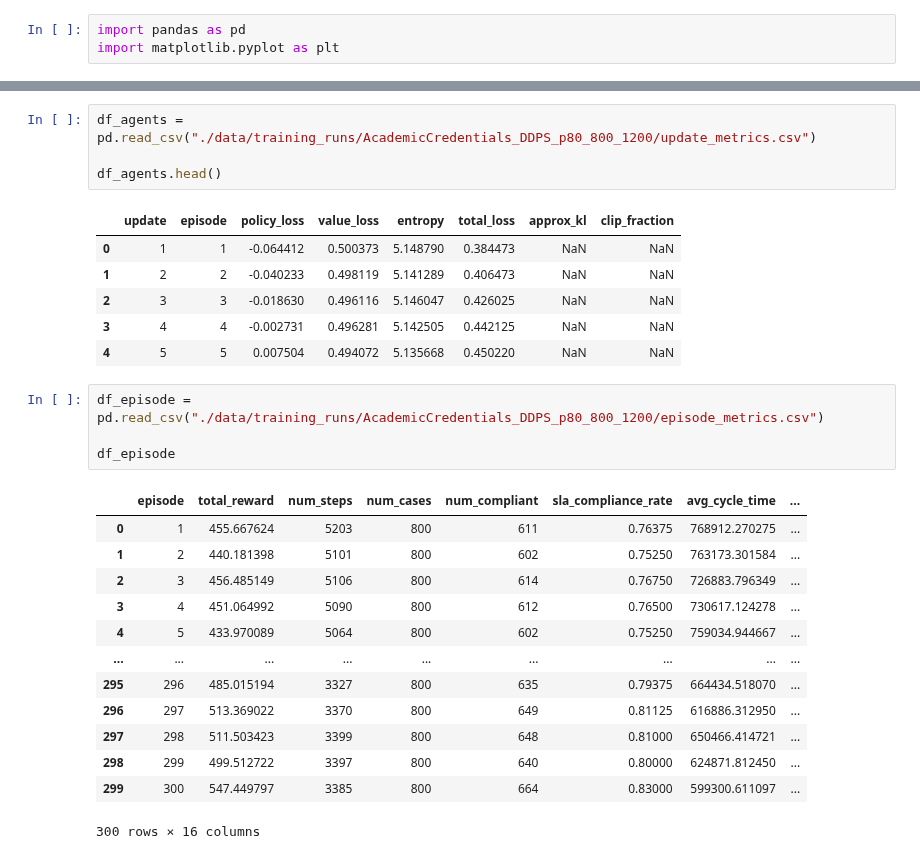
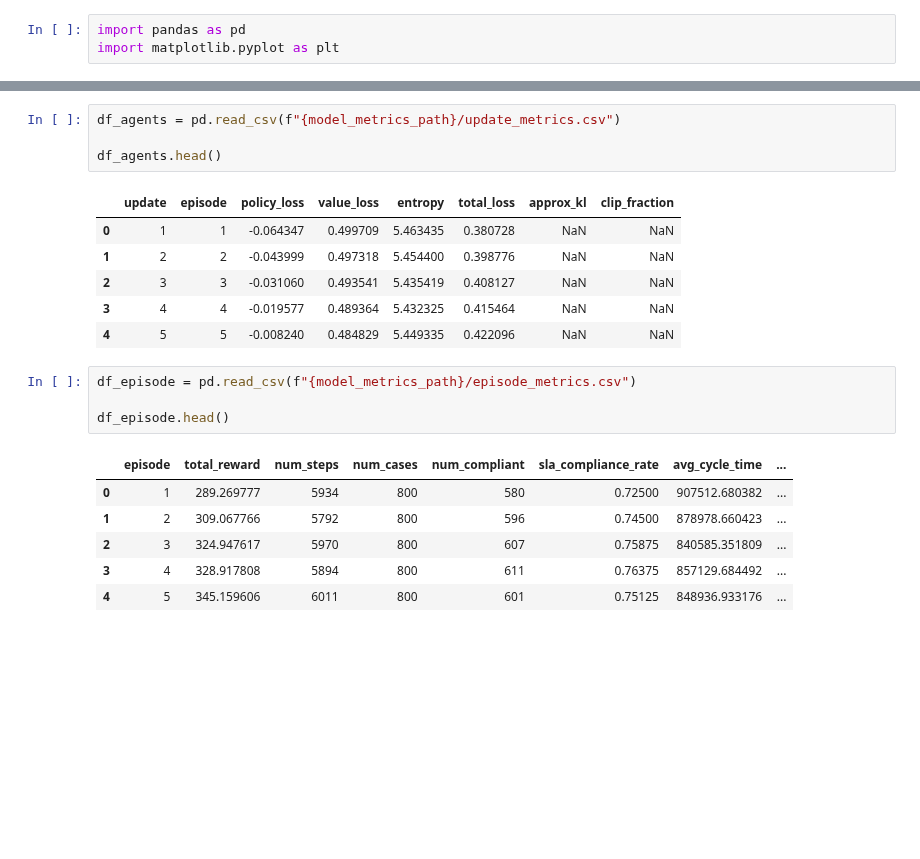
Before and after one commit to AdaptiveBProcess/Optimal-Predictor-of-Resources-and-Activities, a Jupyter notebook: analysis.ipynb, the cells around one changed output, grey strips where cells are left out. Saved outputs shown, nothing was run; the diff lists cells and outputs as text; blank space fills up the shorter version.

```diff
--- a/analysis.ipynb
+++ b/analysis.ipynb
@@ -28,31 +30,24 @@ print(f"Number of cases: {num_cases}")
 # %% [output]
 Number of cases: 398
 # %%
-df_agents = pd.read_csv("./data/training_runs/AcademicCredentials_DDPS_p80_800_1200/update_metrics.csv")
+df_agents = pd.read_csv(f"{model_metrics_path}/update_metrics.csv")
 
 df_agents.head()
 # %% [output]
 |  | update | episode | policy_loss | value_loss | entropy | total_loss | approx_kl | clip_fraction |
-| 0 | 1 | 1 | -0.064412 | 0.500373 | 5.148790 | 0.384473 | NaN | NaN |
-| 1 | 2 | 2 | -0.040233 | 0.498119 | 5.141289 | 0.406473 | NaN | NaN |
-| 2 | 3 | 3 | -0.018630 | 0.496116 | 5.146047 | 0.426025 | NaN | NaN |
-| 3 | 4 | 4 | -0.002731 | 0.496281 | 5.142505 | 0.442125 | NaN | NaN |
-| 4 | 5 | 5 | 0.007504 | 0.494072 | 5.135668 | 0.450220 | NaN | NaN |
+| 0 | 1 | 1 | -0.064347 | 0.499709 | 5.463435 | 0.380728 | NaN | NaN |
+| 1 | 2 | 2 | -0.043999 | 0.497318 | 5.454400 | 0.398776 | NaN | NaN |
+| 2 | 3 | 3 | -0.031060 | 0.493541 | 5.435419 | 0.408127 | NaN | NaN |
+| 3 | 4 | 4 | -0.019577 | 0.489364 | 5.432325 | 0.415464 | NaN | NaN |
+| 4 | 5 | 5 | -0.008240 | 0.484829 | 5.449335 | 0.422096 | NaN | NaN |
 # %%
-df_episode = pd.read_csv("./data/training_runs/AcademicCredentials_DDPS_p80_800_1200/episode_metrics.csv")
+df_episode = pd.read_csv(f"{model_metrics_path}/episode_metrics.csv")
 
-df_episode
+df_episode.head()
 # %% [output]
 |  | episode | total_reward | num_steps | num_cases | num_compliant | sla_compliance_rate | avg_cycle_time | ... |
-| 0 | 1 | 455.667624 | 5203 | 800 | 611 | 0.76375 | 768912.270275 | ... |
-| 1 | 2 | 440.181398 | 5101 | 800 | 602 | 0.75250 | 763173.301584 | ... |
-| 2 | 3 | 456.485149 | 5106 | 800 | 614 | 0.76750 | 726883.796349 | ... |
-| 3 | 4 | 451.064992 | 5090 | 800 | 612 | 0.76500 | 730617.124278 | ... |
-| 4 | 5 | 433.970089 | 5064 | 800 | 602 | 0.75250 | 759034.944667 | ... |
-| ... | ... | ... | ... | ... | ... | ... | ... | ... |
-| 295 | 296 | 485.015194 | 3327 | 800 | 635 | 0.79375 | 664434.518070 | ... |
-| 296 | 297 | 513.369022 | 3370 | 800 | 649 | 0.81125 | 616886.312950 | ... |
-| 297 | 298 | 511.503423 | 3399 | 800 | 648 | 0.81000 | 650466.414721 | ... |
-| 298 | 299 | 499.512722 | 3397 | 800 | 640 | 0.80000 | 624871.812450 | ... |
-| 299 | 300 | 547.449797 | 3385 | 800 | 664 | 0.83000 | 599300.611097 | ... |
+| 0 | 1 | 289.269777 | 5934 | 800 | 580 | 0.72500 | 907512.680382 | ... |
+| 1 | 2 | 309.067766 | 5792 | 800 | 596 | 0.74500 | 878978.660423 | ... |
+| 2 | 3 | 324.947617 | 5970 | 800 | 607 | 0.75875 | 840585.351809 | ... |
+| 3 | 4 | 328.917808 | 5894 | 800 | 611 | 0.76375 | 857129.684492 | ... |
+| 4 | 5 | 345.159606 | 6011 | 800 | 601 | 0.75125 | 848936.933176 | ... |
-300 rows × 16 columns
```
Also changed, not shown: parts of 8 cells of this notebook, 11 other files.
